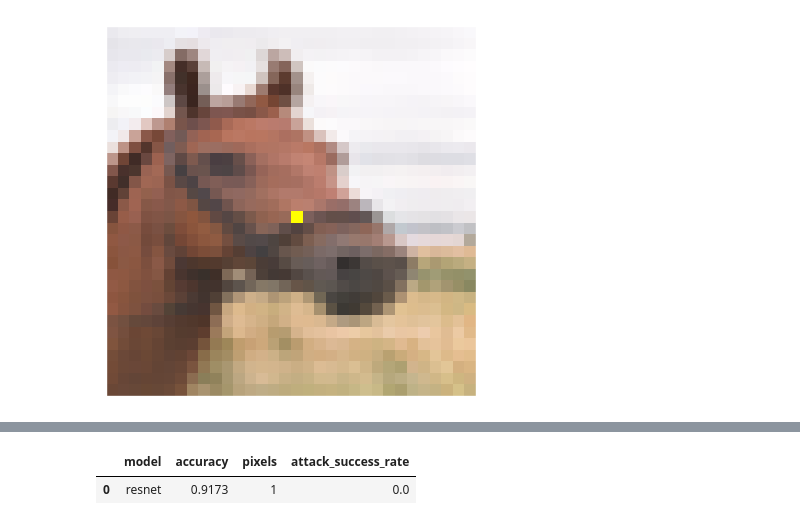
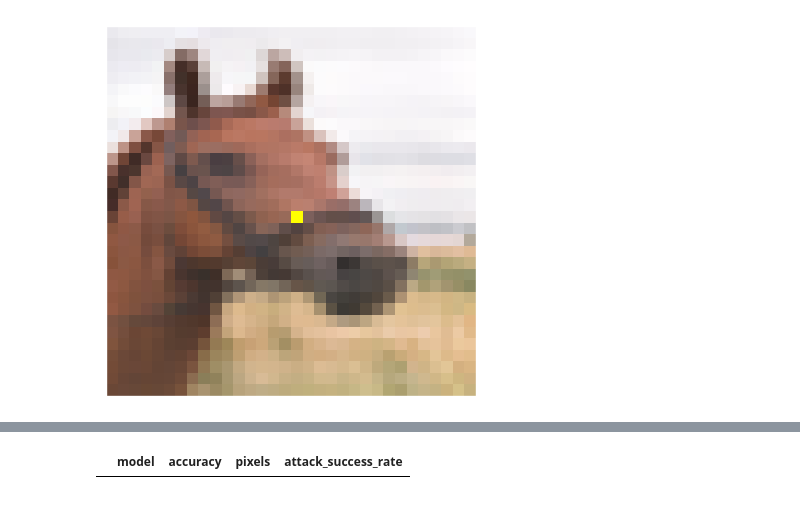
Before and after one commit to VictorAJM/onePixelAttack, a Jupyter notebook: onePixelAttack.ipynb, the cells around one changed output, grey strips where cells are left out. Saved outputs shown, nothing was run; the diff lists cells and outputs as text; code cells hidden in the pictures.

```diff
--- a/onePixelAttack.ipynb
+++ b/onePixelAttack.ipynb
@@ -41,7 +41,8 @@ helper.plot_image(image_perturbed)
 [figure]
 # %%
 resnet = ResNet()
-models = [resnet]
+lenet = LeNet()
+models = [resnet,lenet]
 network_stats, correct_imgs = helper.evaluate_models(models, x_test, y_test)
 correct_imgs = pd.DataFrame(correct_imgs, columns=['name', 'img', 'label', 'confidence', 'pred'])
 network_stats = pd.DataFrame(network_stats, columns=['name', 'accuracy', 'param_count'])
@@ -377,5 +173,4 @@ targeted_results = pd.DataFrame(targeted, columns=columns)
 # %%
-helper.attack_stats(untargeted_results, models, network_stats)
+helper.attack_stats(untargeted_results, [lenet], network_stats)
 # %% [output]
 |  | model | accuracy | pixels | attack_success_rate |
-| 0 | resnet | 0.9173 | 1 | 0.0 |
```
Also changed, not shown: parts of 16 cells of this notebook, 3 other files.
